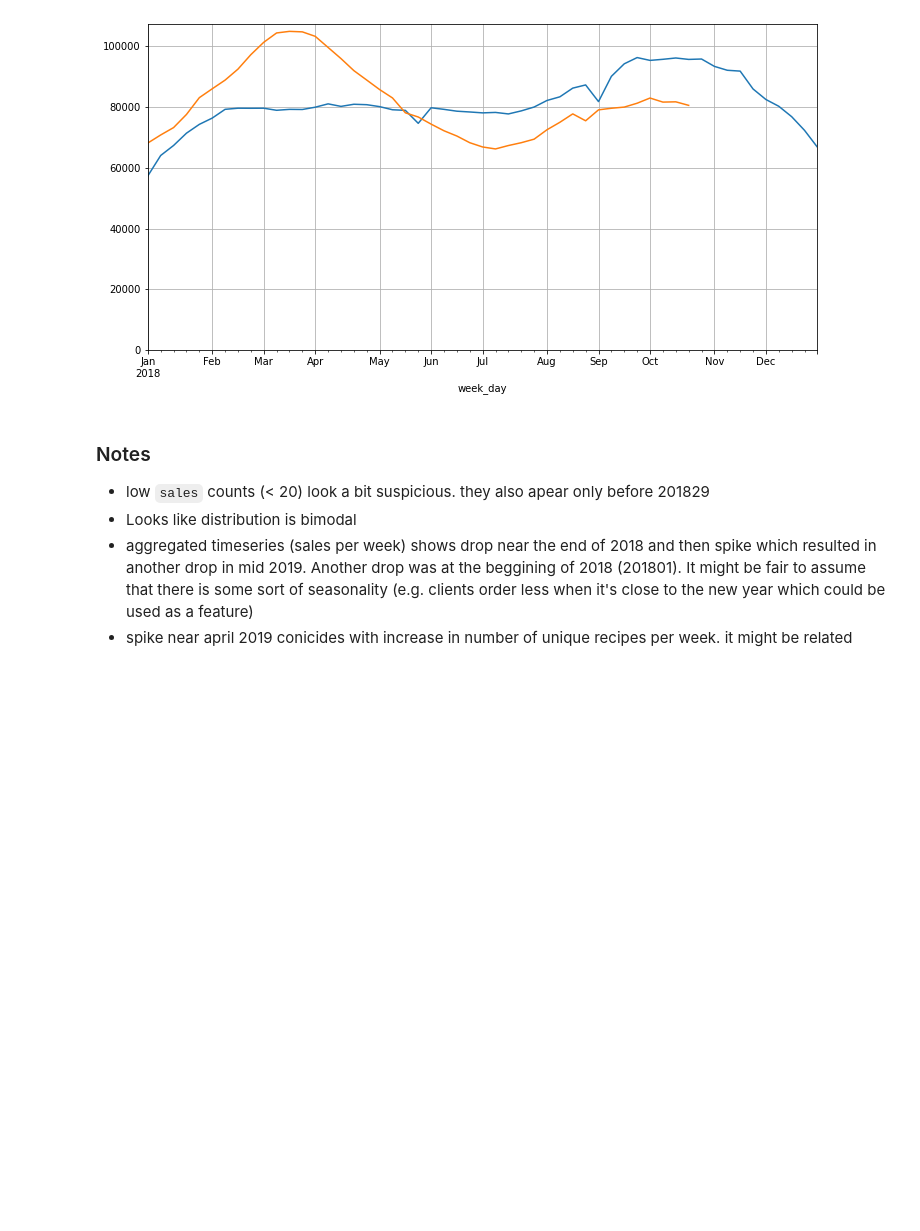
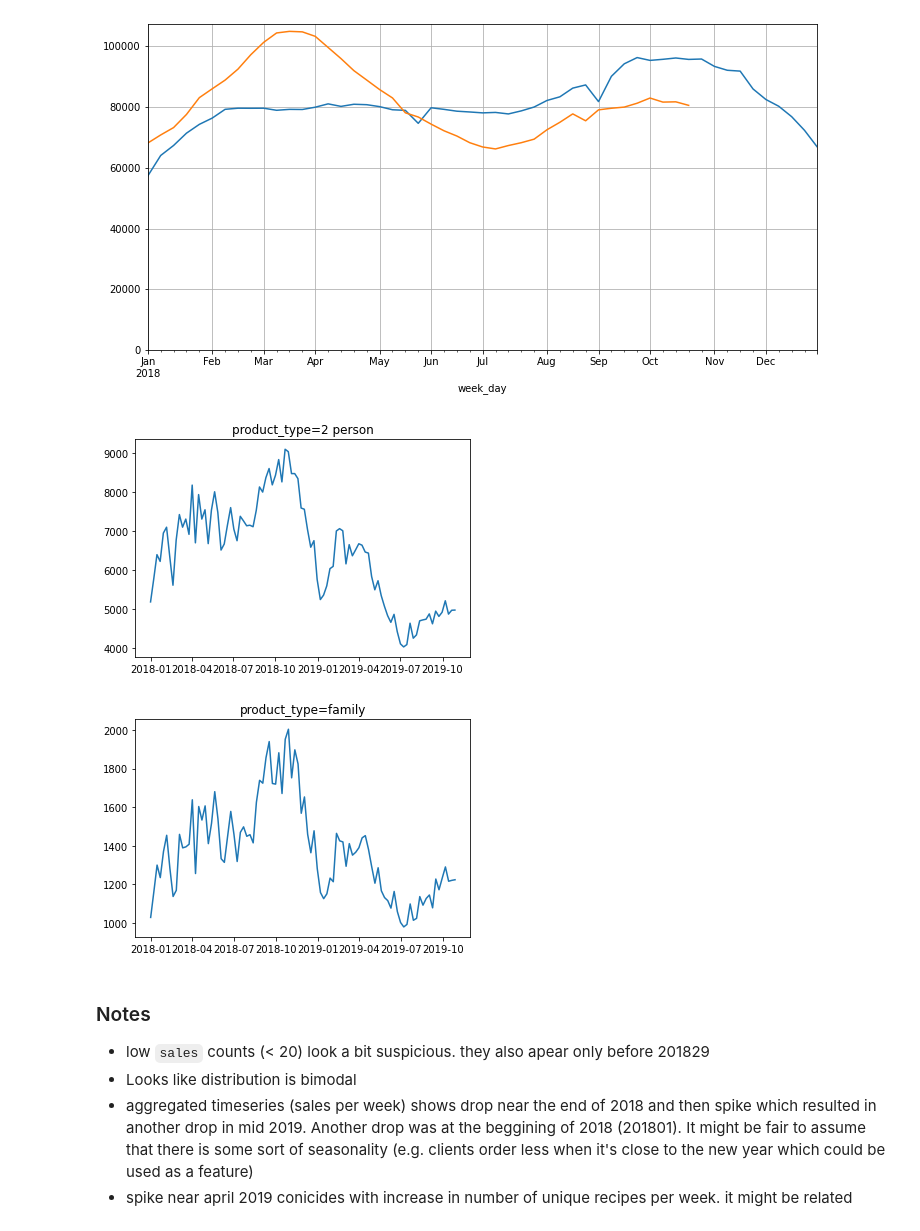
Before and after one commit to itdxer/marleyspoon-task, a Jupyter notebook: notebooks/Data-exploration.ipynb, the cells around one changed output. Cells and saved outputs as stored; diff of their text form; code cells hidden in the pictures; blank space fills up the shorter version.

Commit message:
added missing plot

```diff
--- a/notebooks/Data-exploration.ipynb
+++ b/notebooks/Data-exploration.ipynb
@@ -261,6 +262,21 @@ plt.grid()
 plt.ylim(bottom=0);
 # %% [output]
 [figure]
+# %%
+df_stats = (df_train
+    [df_train.product_type.isin(["2 person", "family"])]
+    .groupby(["week_day", "product_type"])
+    .sales
+    .std()
+    .reset_index()
+)
+for product_type, df_stats_per_type in df_stats.groupby("product_type"):
+    plt.title(f"product_type={product_type}")
+    plt.plot(df_stats_per_type.week_day, df_stats_per_type.sales)
+    plt.show()
+# %% [output]
+[figure, added]
+[figure, added]
 # %% [markdown]
 ### Notes
 
```
Also changed, not shown: parts of 1 cell of this notebook.
